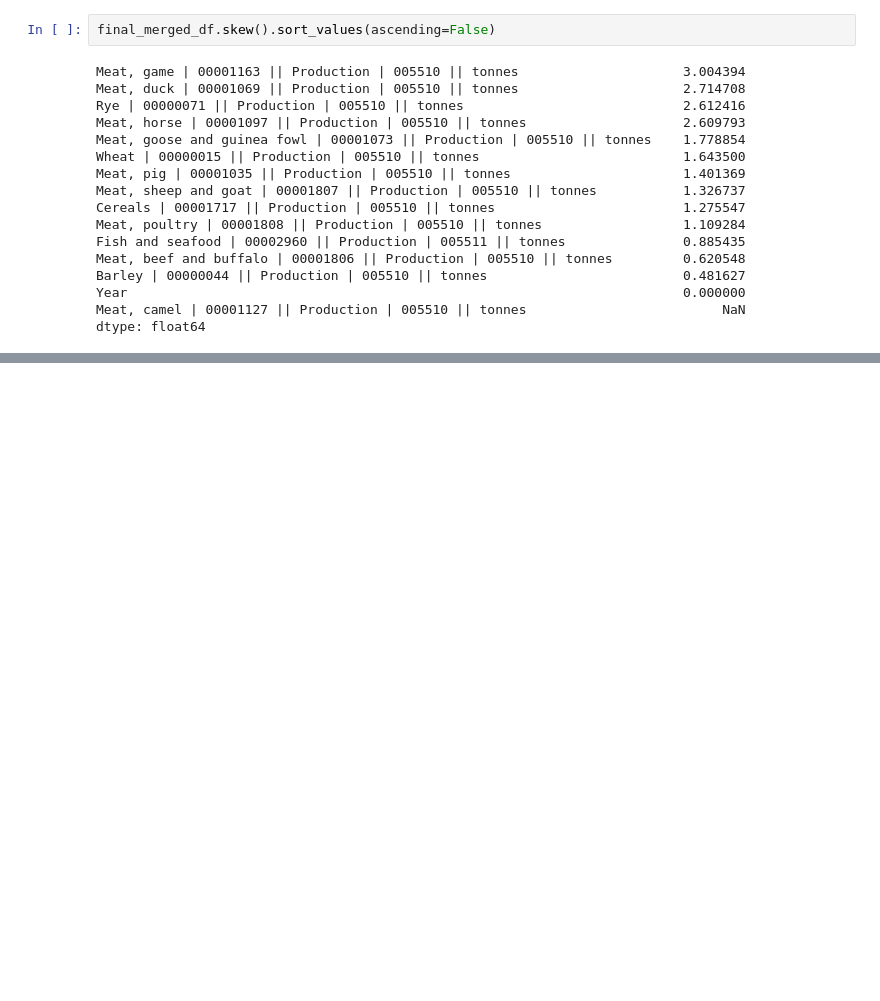
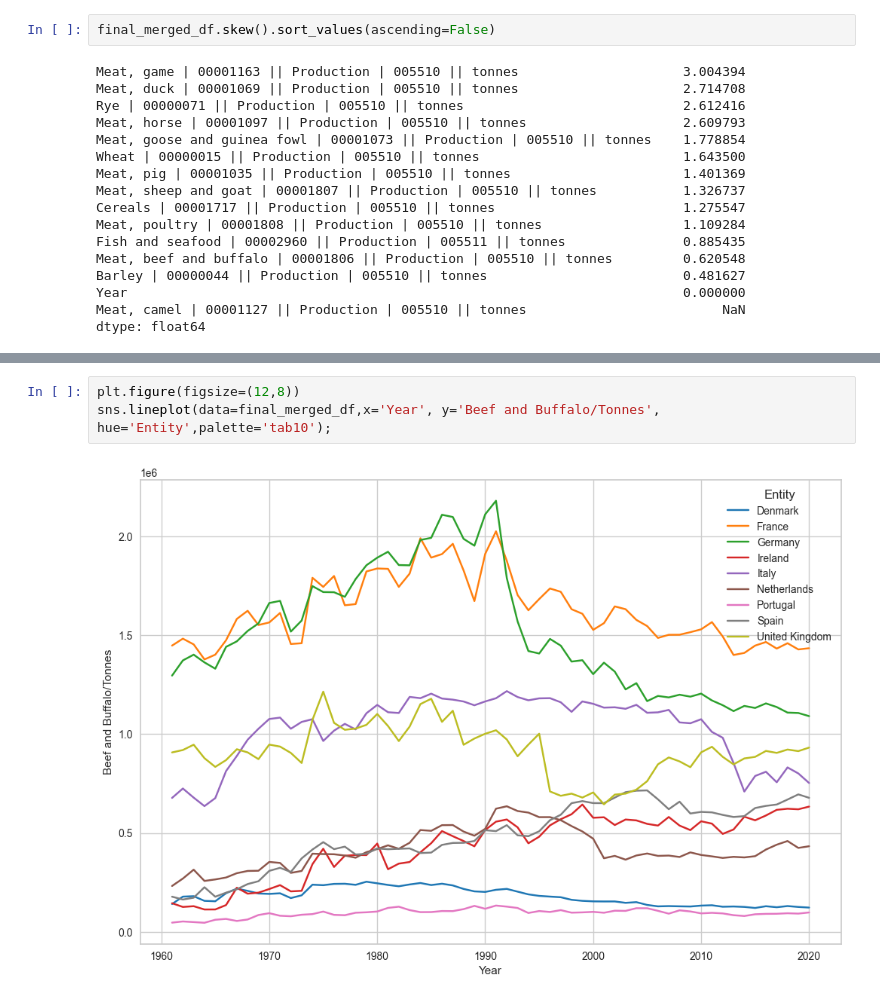
Before and after one commit to iburakk/Project_CA2, a Jupyter notebook: Agriculture.ipynb, the cells around one changed output, grey strips where cells are left out. Drawn from its saved outputs; the diff is of its cells as text; blank space fills up the shorter version.

```diff
--- a/Agriculture.ipynb
+++ b/Agriculture.ipynb
@@ -327,0 +466,5 @@ dtype: float64
+# %%
+plt.figure(figsize=(12,8))
+sns.lineplot(data=final_merged_df,x='Year', y='Beef and Buffalo/Tonnes', hue='Entity',palette='tab10');
+# %% [output]
+[figure, added]
```
Also changed, not shown: parts of 27 cells of this notebook.
